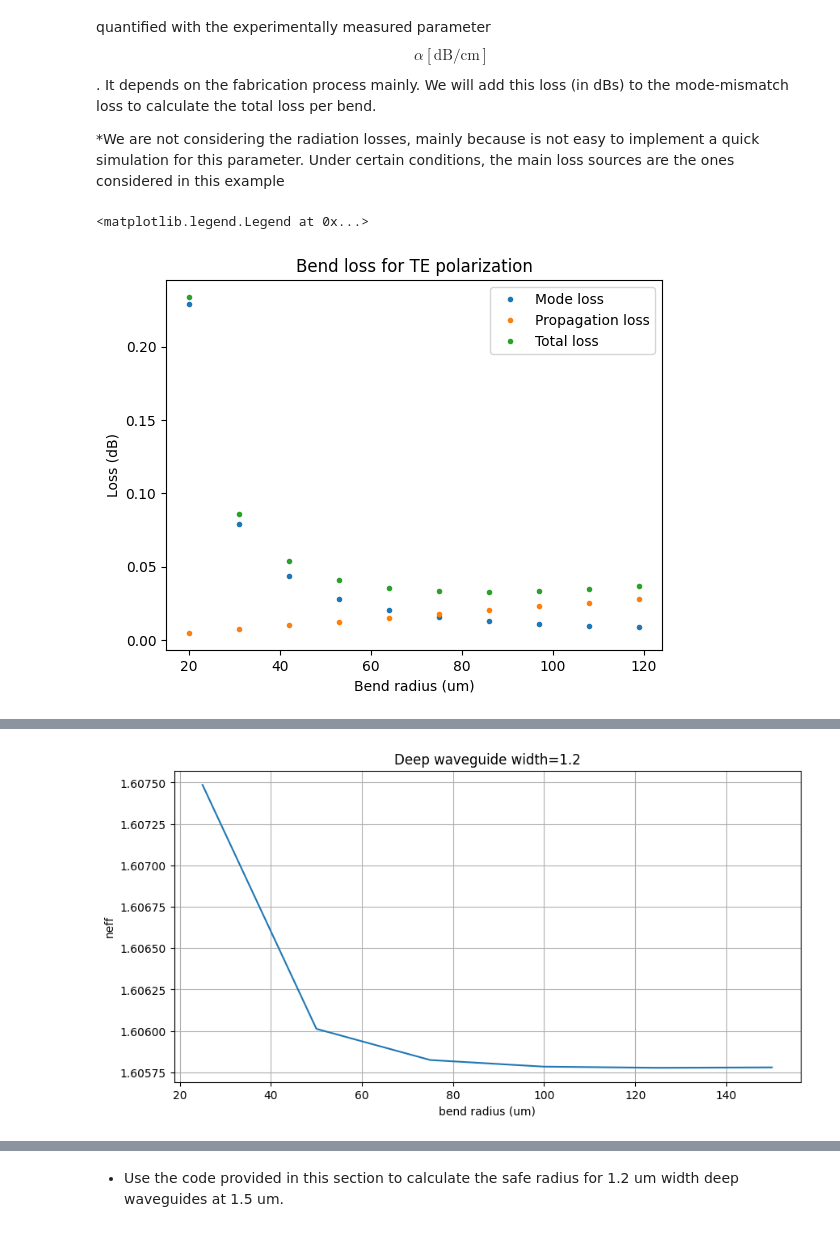
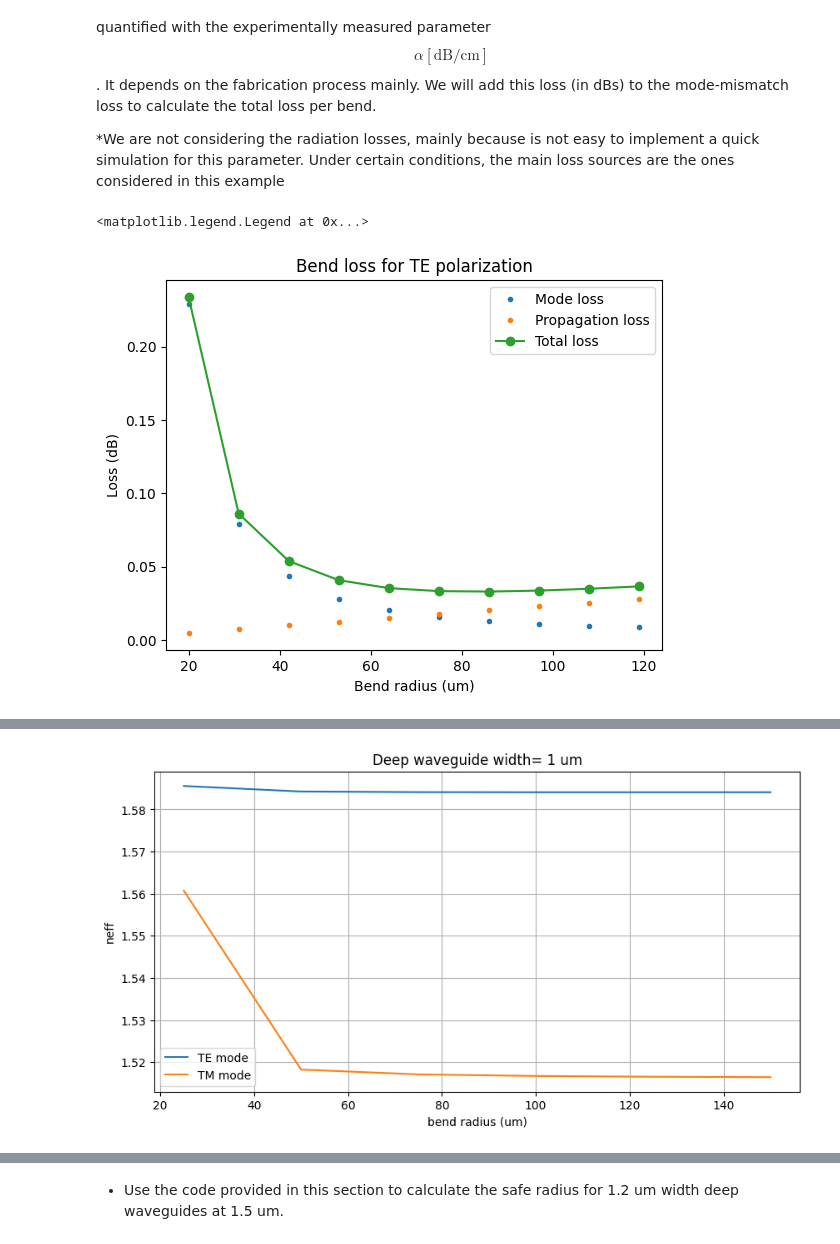
Before and after one commit to sergiipla834/pic-upv-lab1, a Jupyter notebook: WAVEGUIDES_Student.ipynb, the cells around one changed output, grey strips where cells are left out. Cells and saved outputs as stored; diff of their text form; code cells hidden in the pictures.

```diff
--- a/WAVEGUIDES_Student.ipynb
+++ b/WAVEGUIDES_Student.ipynb
@@ -397,6 +438,21 @@ Consider the equivalent linear length of the quarter-circle bend. Light will att
 
 *We are not considering the radiation losses, mainly because is not easy to implement a quick simulation for this parameter. Under certain conditions, the main loss sources are the ones considered in this example
 # %%
+bend_1550 = gt.modes.Waveguide(
+    wavelength=1550 * nm,
+    core_width=1,
+    slab_thickness=0.0,
+    core_material='sin',
+    clad_material='sio2',
+    core_thickness=300 * nm,
+    num_modes=1,
+    cache_path='.cache/',
+    precision='double',
+    max_grid_scaling=1.2,
+    grid_resolution=30,
+    bend_radius=20, # Bend radius
+)
+
 dB_cm = 1.5  # dB/cm Technology loss -
 length = 0.5 * np.pi * radii * 1e-6
 propagation_loss = dB_cm * length * 1e2
@@ -405,13 +461,13 @@ propagation_loss
 plt.title("Bend loss for TE polarization")
 plt.plot(radii, -10 * np.log10(mismatch), ".", label="Mode loss")
 plt.plot(radii, propagation_loss, ".", label="Propagation loss")
-plt.plot(radii, propagation_loss-10 * np.log10(mismatch), ".", label="Total loss")
+plt.plot(radii, propagation_loss-10 * np.log10(mismatch), "-o", label="Total loss")
 plt.xlabel("Bend radius (um)")
 plt.ylabel("Loss (dB)")
 plt.legend()
 # %% [output]
 <matplotlib.legend.Legend at 0x...>
-[figure, old version]
+[figure, new version]
 # %%
 wavelength = 1.55  # Student code here. Tip np.linspace()
 bend_radius = np.linspace(25,150,6)
@@ -419,12 +475,12 @@ res_neff = []
 for k in range(6):
     deep_waveguide = gt.modes.Waveguide(
         wavelength=wavelength,
-        core_width=1.2,
+        core_width=1,
         slab_thickness=0*nm,
         core_material='sin',
         clad_material='sio2',
         core_thickness=300 * nm,
-        num_modes=1,
+        num_modes=2,
         cache_path='.cache/',
         precision='double',
         max_grid_scaling=1.2,
@@ -434,11 +490,16 @@ for k in range(6):
 
     res_neff.append(deep_waveguide.n_eff.real) # In this case, the result is not just a number, is a wavelength-dependent vector
 
+res_neff = np.array(res_neff)
+neff_te = res_neff[:,0]
+neff_tm = res_neff[:,1]
 
 plt.figure(figsize=(10, 5))
-plt.plot(bend_radius, res_neff)
-plt.title(f"Deep waveguide width={1.2}")
+plt.plot(bend_radius, neff_te, label="TE mode")
+plt.plot(bend_radius, neff_tm, label="TM mode")
+plt.title(f"Deep waveguide width= 1 um")
 plt.xlabel("bend radius (um)")
 plt.ylabel("neff")
+plt.legend()
 plt.grid()
 # %% [output]
@@ -451 +512 @@ plt.grid()
-[figure, old version]
+[figure, new version]
```
Also changed, not shown: parts of 15 cells of this notebook.
